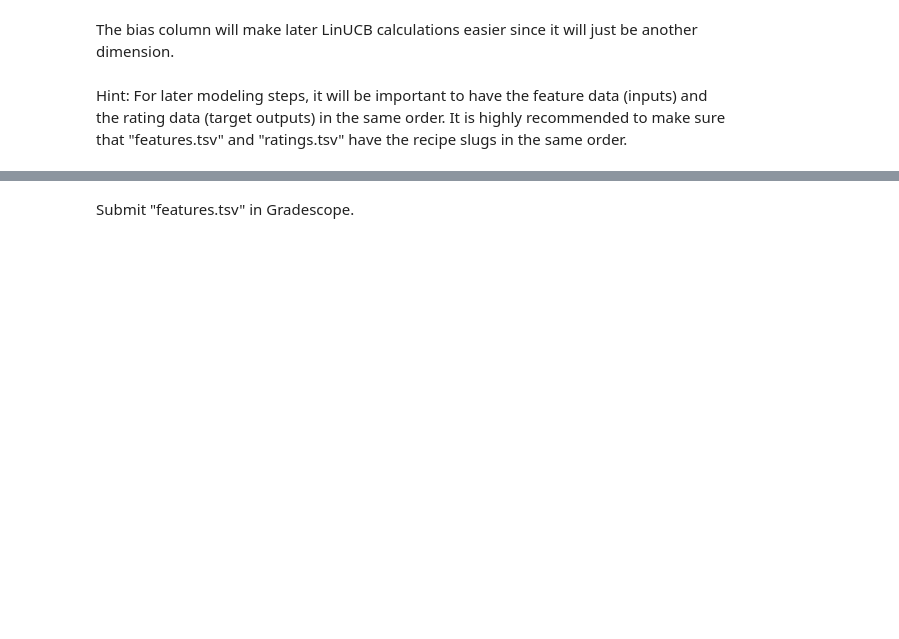
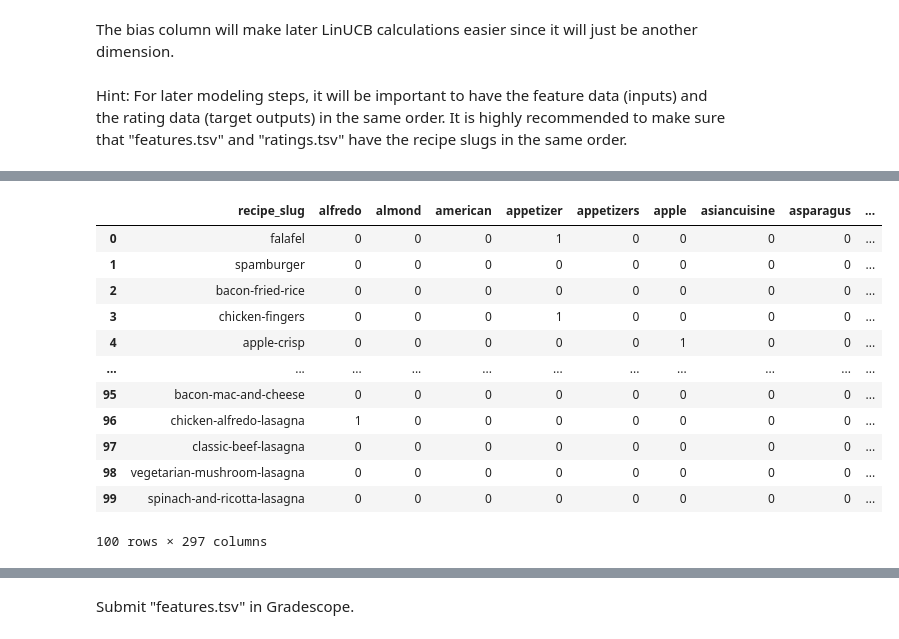
Before and after one commit to calebhadley1/AI_in_the_Field_Coursework, a Jupyter notebook: Week 4/project.ipynb, the cells around one changed output, grey strips where cells are left out. Drawn from its saved outputs; the diff is of its cells as text; code cells hidden in the pictures; blank space fills up the shorter version.

```diff
--- a/Week 4/project.ipynb
+++ b/Week 4/project.ipynb
@@ -114,0 +101,3 @@ It is highly recommended to make sure that "features.tsv" and "ratings.tsv" have
+# %%
+recipe_tags = pd.read_csv('recipe-tags.tsv', sep='\t')
+recipe_tags
@@ -114,0 +118,24 @@ It is highly recommended to make sure that "features.tsv" and "ratings.tsv" have
+# %%
+# Make one-hot columns for each tag
+tags_one_hot = (
+    pd.get_dummies(recipe_tags["recipe_tag"])
+    .groupby(recipe_tags["recipe_slug"])
+    .max()
+    .astype(int)
+)
+tags_one_hot = tags_one_hot.reindex(recipes["recipe_slug"]).reset_index().rename(columns={"index": "recipe_slug"})
+tags_one_hot
+# %% [output]
+|  | recipe_slug | alfredo | almond | american | appetizer | appetizers | apple | asiancuisine | asparagus | ... |
+| 0 | falafel | 0 | 0 | 0 | 1 | 0 | 0 | 0 | 0 | ... |
+| 1 | spamburger | 0 | 0 | 0 | 0 | 0 | 0 | 0 | 0 | ... |
+| 2 | bacon-fried-rice | 0 | 0 | 0 | 0 | 0 | 0 | 0 | 0 | ... |
+| 3 | chicken-fingers | 0 | 0 | 0 | 1 | 0 | 0 | 0 | 0 | ... |
+| 4 | apple-crisp | 0 | 0 | 0 | 0 | 0 | 1 | 0 | 0 | ... |
+| ... | ... | ... | ... | ... | ... | ... | ... | ... | ... | ... |
+| 95 | bacon-mac-and-cheese | 0 | 0 | 0 | 0 | 0 | 0 | 0 | 0 | ... |
+| 96 | chicken-alfredo-lasagna | 1 | 0 | 0 | 0 | 0 | 0 | 0 | 0 | ... |
+| 97 | classic-beef-lasagna | 0 | 0 | 0 | 0 | 0 | 0 | 0 | 0 | ... |
+| 98 | vegetarian-mushroom-lasagna | 0 | 0 | 0 | 0 | 0 | 0 | 0 | 0 | ... |
+| 99 | spinach-and-ricotta-lasagna | 0 | 0 | 0 | 0 | 0 | 0 | 0 | 0 | ... |
+100 rows × 297 columns
```
Also changed, not shown: parts of 9 cells of this notebook, 1 other file.
